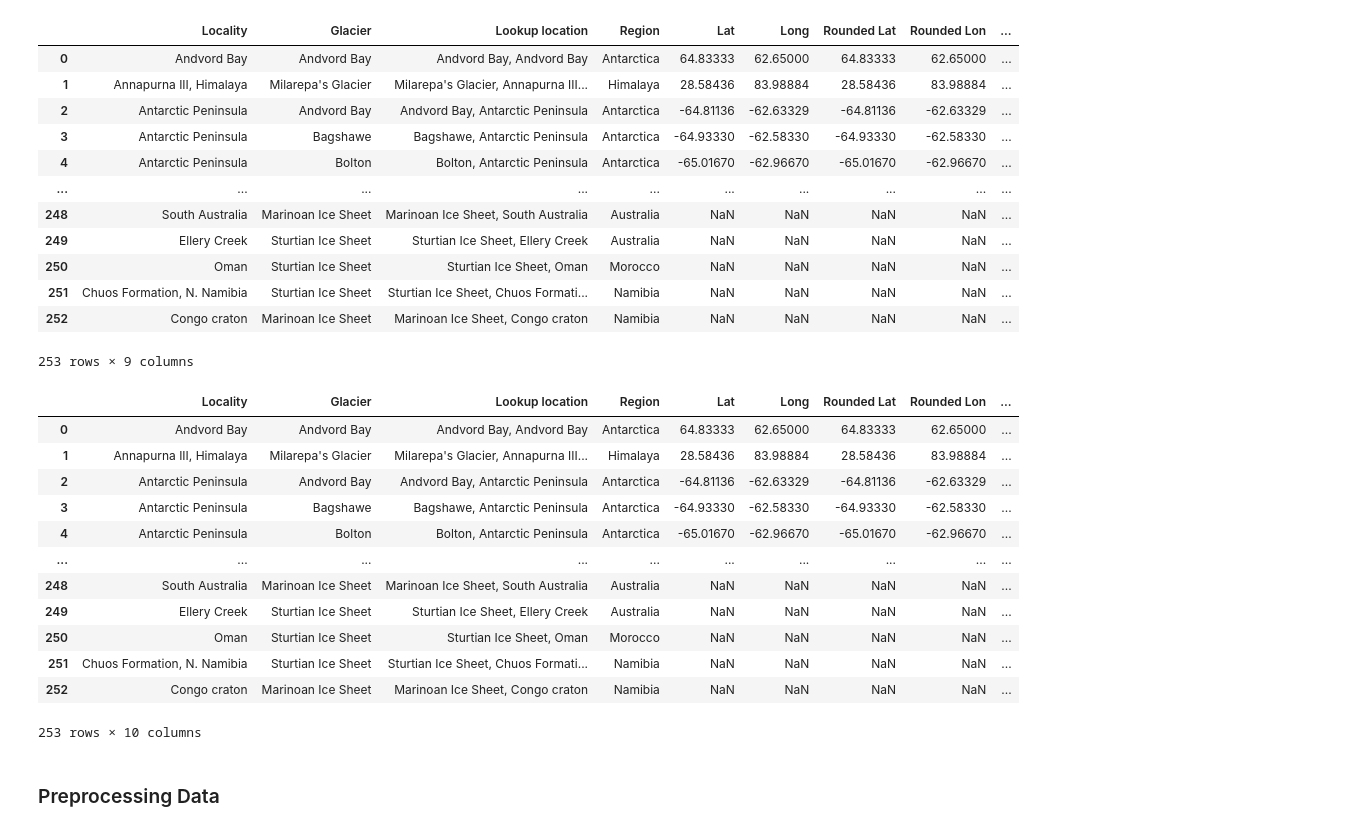
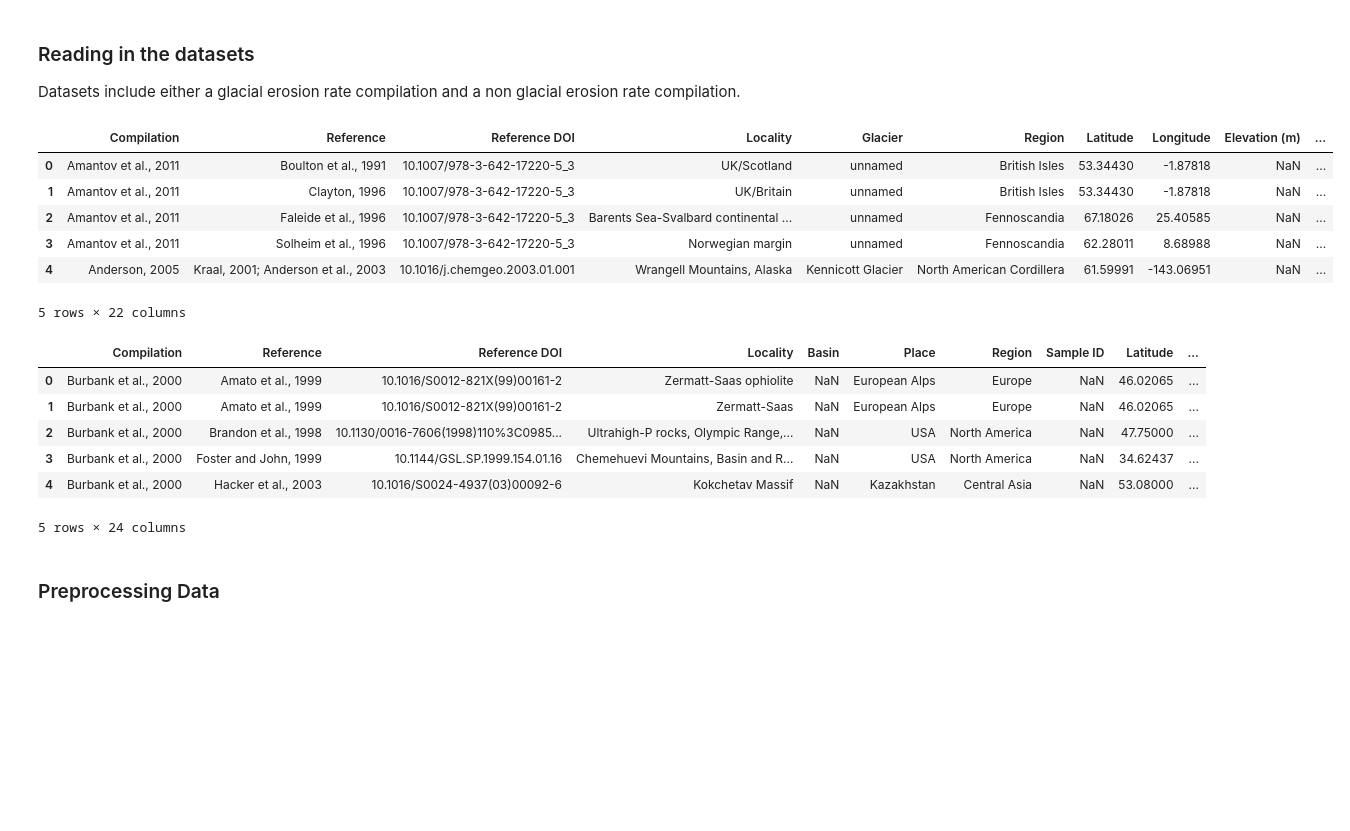
Before and after one commit to mansakrishna23/glacial_erosion_rates, a Jupyter notebook: src/figure_main_map.ipynb, the cells around one changed output. Cells and saved outputs as stored; diff of their text form; code cells hidden in the pictures; blank space fills up the shorter version.

```diff
--- a/src/figure_main_map.ipynb
+++ b/src/figure_main_map.ipynb
@@ -25,38 +6,31 @@ fluvial
-# %%
-glacial = pd.read_csv('glacial_erosion.csv')[:253]
-glacial
-# %% [output]
-|  | Locality | Glacier | Lookup location | Region | Lat | Long | Rounded Lat | Rounded Lon | ... |
-| 0 | Andvord Bay | Andvord Bay | Andvord Bay, Andvord Bay | Antarctica | 64.83333 | 62.65000 | 64.83333 | 62.65000 | ... |
-| 1 | Annapurna III, Himalaya | Milarepa's Glacier | Milarepa's Glacier, Annapurna III... | Himalaya | 28.58436 | 83.98884 | 28.58436 | 83.98884 | ... |
-| 2 | Antarctic Peninsula | Andvord Bay | Andvord Bay, Antarctic Peninsula | Antarctica | -64.81136 | -62.63329 | -64.81136 | -62.63329 | ... |
-| 3 | Antarctic Peninsula | Bagshawe | Bagshawe, Antarctic Peninsula | Antarctica | -64.93330 | -62.58330 | -64.93330 | -62.58330 | ... |
-| 4 | Antarctic Peninsula | Bolton | Bolton, Antarctic Peninsula | Antarctica | -65.01670 | -62.96670 | -65.01670 | -62.96670 | ... |
-| ... | ... | ... | ... | ... | ... | ... | ... | ... | ... |
-| 248 | South Australia | Marinoan Ice Sheet | Marinoan Ice Sheet, South Australia | Australia | NaN | NaN | NaN | NaN | ... |
-| 249 | Ellery Creek | Sturtian Ice Sheet | Sturtian Ice Sheet, Ellery Creek | Australia | NaN | NaN | NaN | NaN | ... |
-| 250 | Oman | Sturtian Ice Sheet | Sturtian Ice Sheet, Oman | Morocco | NaN | NaN | NaN | NaN | ... |
-| 251 | Chuos Formation, N. Namibia | Sturtian Ice Sheet | Sturtian Ice Sheet, Chuos Formati... | Namibia | NaN | NaN | NaN | NaN | ... |
-| 252 | Congo craton | Marinoan Ice Sheet | Marinoan Ice Sheet, Congo craton | Namibia | NaN | NaN | NaN | NaN | ... |
-253 rows × 9 columns
+# %% [markdown]
+### Reading in the datasets
+Datasets include either a glacial erosion rate compilation and a non glacial erosion rate compilation.
+# %%
+data_glacial = pd.read_csv ("glacial_erosion_Earth.tsv", sep = '\t')
+data_glacial.head()
+# %% [output]
+|  | Compilation | Reference | Reference DOI | Locality | Glacier | Region | Latitude | Longitude | Elevation (m) | ... |
+| 0 | Amantov et al., 2011 | Boulton et al., 1991 | 10.1007/978-3-642-17220-5_3 | UK/Scotland | unnamed | British Isles | 53.34430 | -1.87818 | NaN | ... |
+| 1 | Amantov et al., 2011 | Clayton, 1996 | 10.1007/978-3-642-17220-5_3 | UK/Britain | unnamed | British Isles | 53.34430 | -1.87818 | NaN | ... |
+| 2 | Amantov et al., 2011 | Faleide et al., 1996 | 10.1007/978-3-642-17220-5_3 | Barents Sea-Svalbard continental ... | unnamed | Fennoscandia | 67.18026 | 25.40585 | NaN | ... |
+| 3 | Amantov et al., 2011 | Solheim et al., 1996 | 10.1007/978-3-642-17220-5_3 | Norwegian margin | unnamed | Fennoscandia | 62.28011 | 8.68988 | NaN | ... |
+| 4 | Anderson, 2005 | Kraal, 2001; Anderson et al., 2003 | 10.1016/j.chemgeo.2003.01.001 | Wrangell Mountains, Alaska | Kennicott Glacier | North American Cordillera | 61.59991 | -143.06951 | NaN | ... |
+5 rows × 22 columns
+# %%
+data_fluvial = pd.read_csv ("nonglacial_erosion_Earth.tsv", sep = '\t')
+data_fluvial.head()
+# %% [output]
+|  | Compilation | Reference | Reference DOI | Locality | Basin | Place | Region | Sample ID | Latitude | ... |
+| 0 | Burbank et al., 2000 | Amato et al., 1999 | 10.1016/S0012-821X(99)00161-2 | Zermatt-Saas ophiolite | NaN | European Alps | Europe | NaN | 46.02065 | ... |
+| 1 | Burbank et al., 2000 | Amato et al., 1999 | 10.1016/S0012-821X(99)00161-2 | Zermatt-Saas | NaN | European Alps | Europe | NaN | 46.02065 | ... |
+| 2 | Burbank et al., 2000 | Brandon et al., 1998 | 10.1130/0016-7606(1998)110%3C0985... | Ultrahigh-P rocks, Olympic Range,... | NaN | USA | North America | NaN | 47.75000 | ... |
+| 3 | Burbank et al., 2000 | Foster and John, 1999 | 10.1144/GSL.SP.1999.154.01.16 | Chemehuevi Mountains, Basin and R... | NaN | USA | North America | NaN | 34.62437 | ... |
+| 4 | Burbank et al., 2000 | Hacker et al., 2003 | 10.1016/S0024-4937(03)00092-6 | Kokchetav Massif | NaN | Kazakhstan | Central Asia | NaN | 53.08000 | ... |
+5 rows × 24 columns
 # %%
-glacial['type'] = 'Glacial'
-
-glacial
+data_glacial['type'] = 'Glacial'
+data_fluvial['type'] = 'Fluvial'
-# %% [output]
-|  | Locality | Glacier | Lookup location | Region | Lat | Long | Rounded Lat | Rounded Lon | ... |
-| 0 | Andvord Bay | Andvord Bay | Andvord Bay, Andvord Bay | Antarctica | 64.83333 | 62.65000 | 64.83333 | 62.65000 | ... |
-| 1 | Annapurna III, Himalaya | Milarepa's Glacier | Milarepa's Glacier, Annapurna III... | Himalaya | 28.58436 | 83.98884 | 28.58436 | 83.98884 | ... |
-| 2 | Antarctic Peninsula | Andvord Bay | Andvord Bay, Antarctic Peninsula | Antarctica | -64.81136 | -62.63329 | -64.81136 | -62.63329 | ... |
-| 3 | Antarctic Peninsula | Bagshawe | Bagshawe, Antarctic Peninsula | Antarctica | -64.93330 | -62.58330 | -64.93330 | -62.58330 | ... |
-| 4 | Antarctic Peninsula | Bolton | Bolton, Antarctic Peninsula | Antarctica | -65.01670 | -62.96670 | -65.01670 | -62.96670 | ... |
-| ... | ... | ... | ... | ... | ... | ... | ... | ... | ... |
-| 248 | South Australia | Marinoan Ice Sheet | Marinoan Ice Sheet, South Australia | Australia | NaN | NaN | NaN | NaN | ... |
-| 249 | Ellery Creek | Sturtian Ice Sheet | Sturtian Ice Sheet, Ellery Creek | Australia | NaN | NaN | NaN | NaN | ... |
-| 250 | Oman | Sturtian Ice Sheet | Sturtian Ice Sheet, Oman | Morocco | NaN | NaN | NaN | NaN | ... |
-| 251 | Chuos Formation, N. Namibia | Sturtian Ice Sheet | Sturtian Ice Sheet, Chuos Formati... | Namibia | NaN | NaN | NaN | NaN | ... |
-| 252 | Congo craton | Marinoan Ice Sheet | Marinoan Ice Sheet, Congo craton | Namibia | NaN | NaN | NaN | NaN | ... |
-253 rows × 10 columns
 # %% [markdown]
 ### Preprocessing Data
 # %%
```
Also changed, not shown: parts of 6 cells of this notebook.
